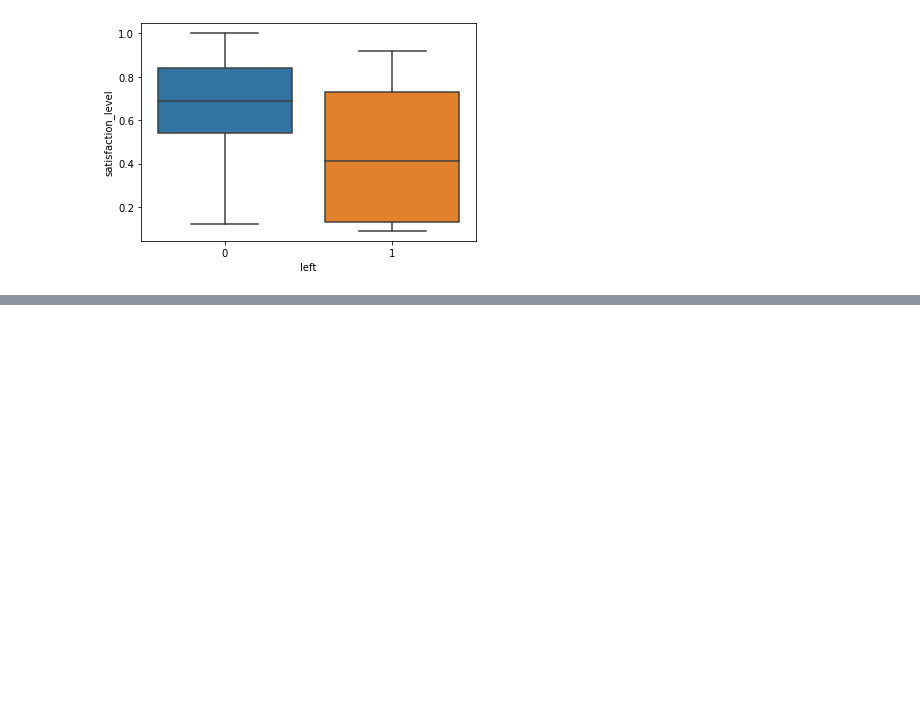
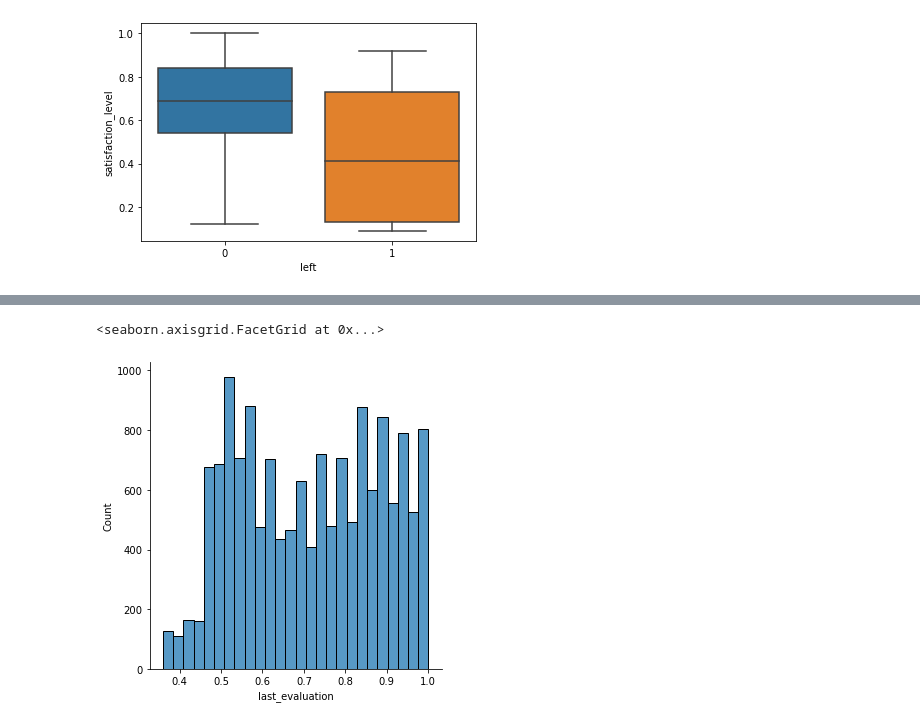
Before and after one commit to StringAna/ML_Projects, a Jupyter notebook: EDA_for_Employee_Retention.ipynb, the cells around one changed output, grey strips where cells are left out. Saved outputs shown, nothing was run; the diff lists cells and outputs as text; code cells hidden in the pictures; blank space fills up the shorter version.

```diff
--- a/EDA_for_Employee_Retention.ipynb
+++ b/EDA_for_Employee_Retention.ipynb
@@ -137,0 +152,6 @@ sns.boxplot(x='left',y='satisfaction_level',data=df)
+# %%
+#distplot of 'last_evaluation'
+sns.displot(df['last_evaluation'])
+# %% [output]
+<seaborn.axisgrid.FacetGrid at 0x...>
+[figure, added]
```
Also changed, not shown: parts of 10 cells of this notebook.
